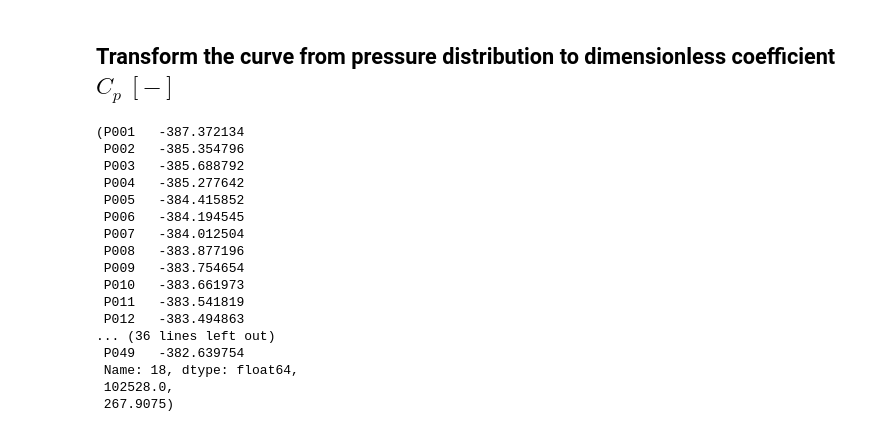
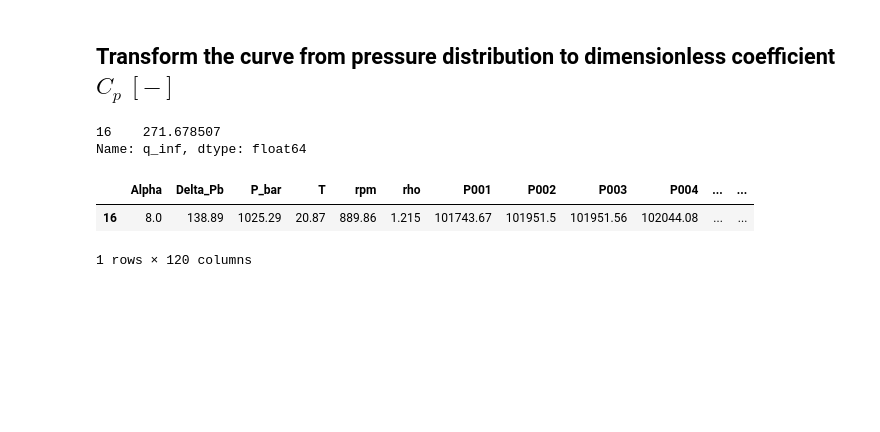
Before and after one commit to federicoangioni/LSWTT, a Jupyter notebook: processing.ipynb, the cells around one changed output. Saved outputs shown, nothing was run; the diff lists cells and outputs as text; code cells hidden in the pictures; blank space fills up the shorter version.

```diff
--- a/processing.ipynb
+++ b/processing.ipynb
@@ -127,22 +78,15 @@ q_inf = 0.5*rho*(u)**2
-# %%
-cp_distributions = (current.iloc[0]['P001':'P049'] - p_inf)/q_inf
-cp_distributions, p_inf, q_inf
-# %% [output]
-(P001   -387.372134
- P002   -385.354796
- P003   -385.688792
- P004   -385.277642
- P005   -384.415852
- P006   -384.194545
- P007   -384.012504
- P008   -383.877196
- P009   -383.754654
- P010   -383.661973
- P011   -383.541819
- P012   -383.494863
-... (36 lines left out)
- P049   -382.639754
- Name: 18, dtype: float64,
- 102528.0,
- 267.9075)
+# %%
+current['q_inf'] = 0.211804 + 1.928442*current['Delta_Pb'] + 1.879374 *10**(-4) * current['Delta_Pb']**2
+
+current['q_inf']
+# %% [output]
+16    271.678507
+Name: q_inf, dtype: float64
+# %%
+current.loc[:, 'P001':'P049'] = (current.loc[:, 'P001':'P049']).add(current.loc[:, 'P_bar'] * 1e2, axis=0)
+current
+# %% [output]
+|  | Alpha | Delta_Pb | P_bar | T | rpm | rho | P001 | P002 | P003 | P004 | ... | ... |
+| 16 | 8.0 | 138.89 | 1025.29 | 20.87 | 889.86 | 1.215 | 101743.67 | 101951.5 | 101951.56 | 102044.08 | ... | ... |
+1 rows × 120 columns
 # %%
```
Also changed, not shown: parts of 10 cells of this notebook.
